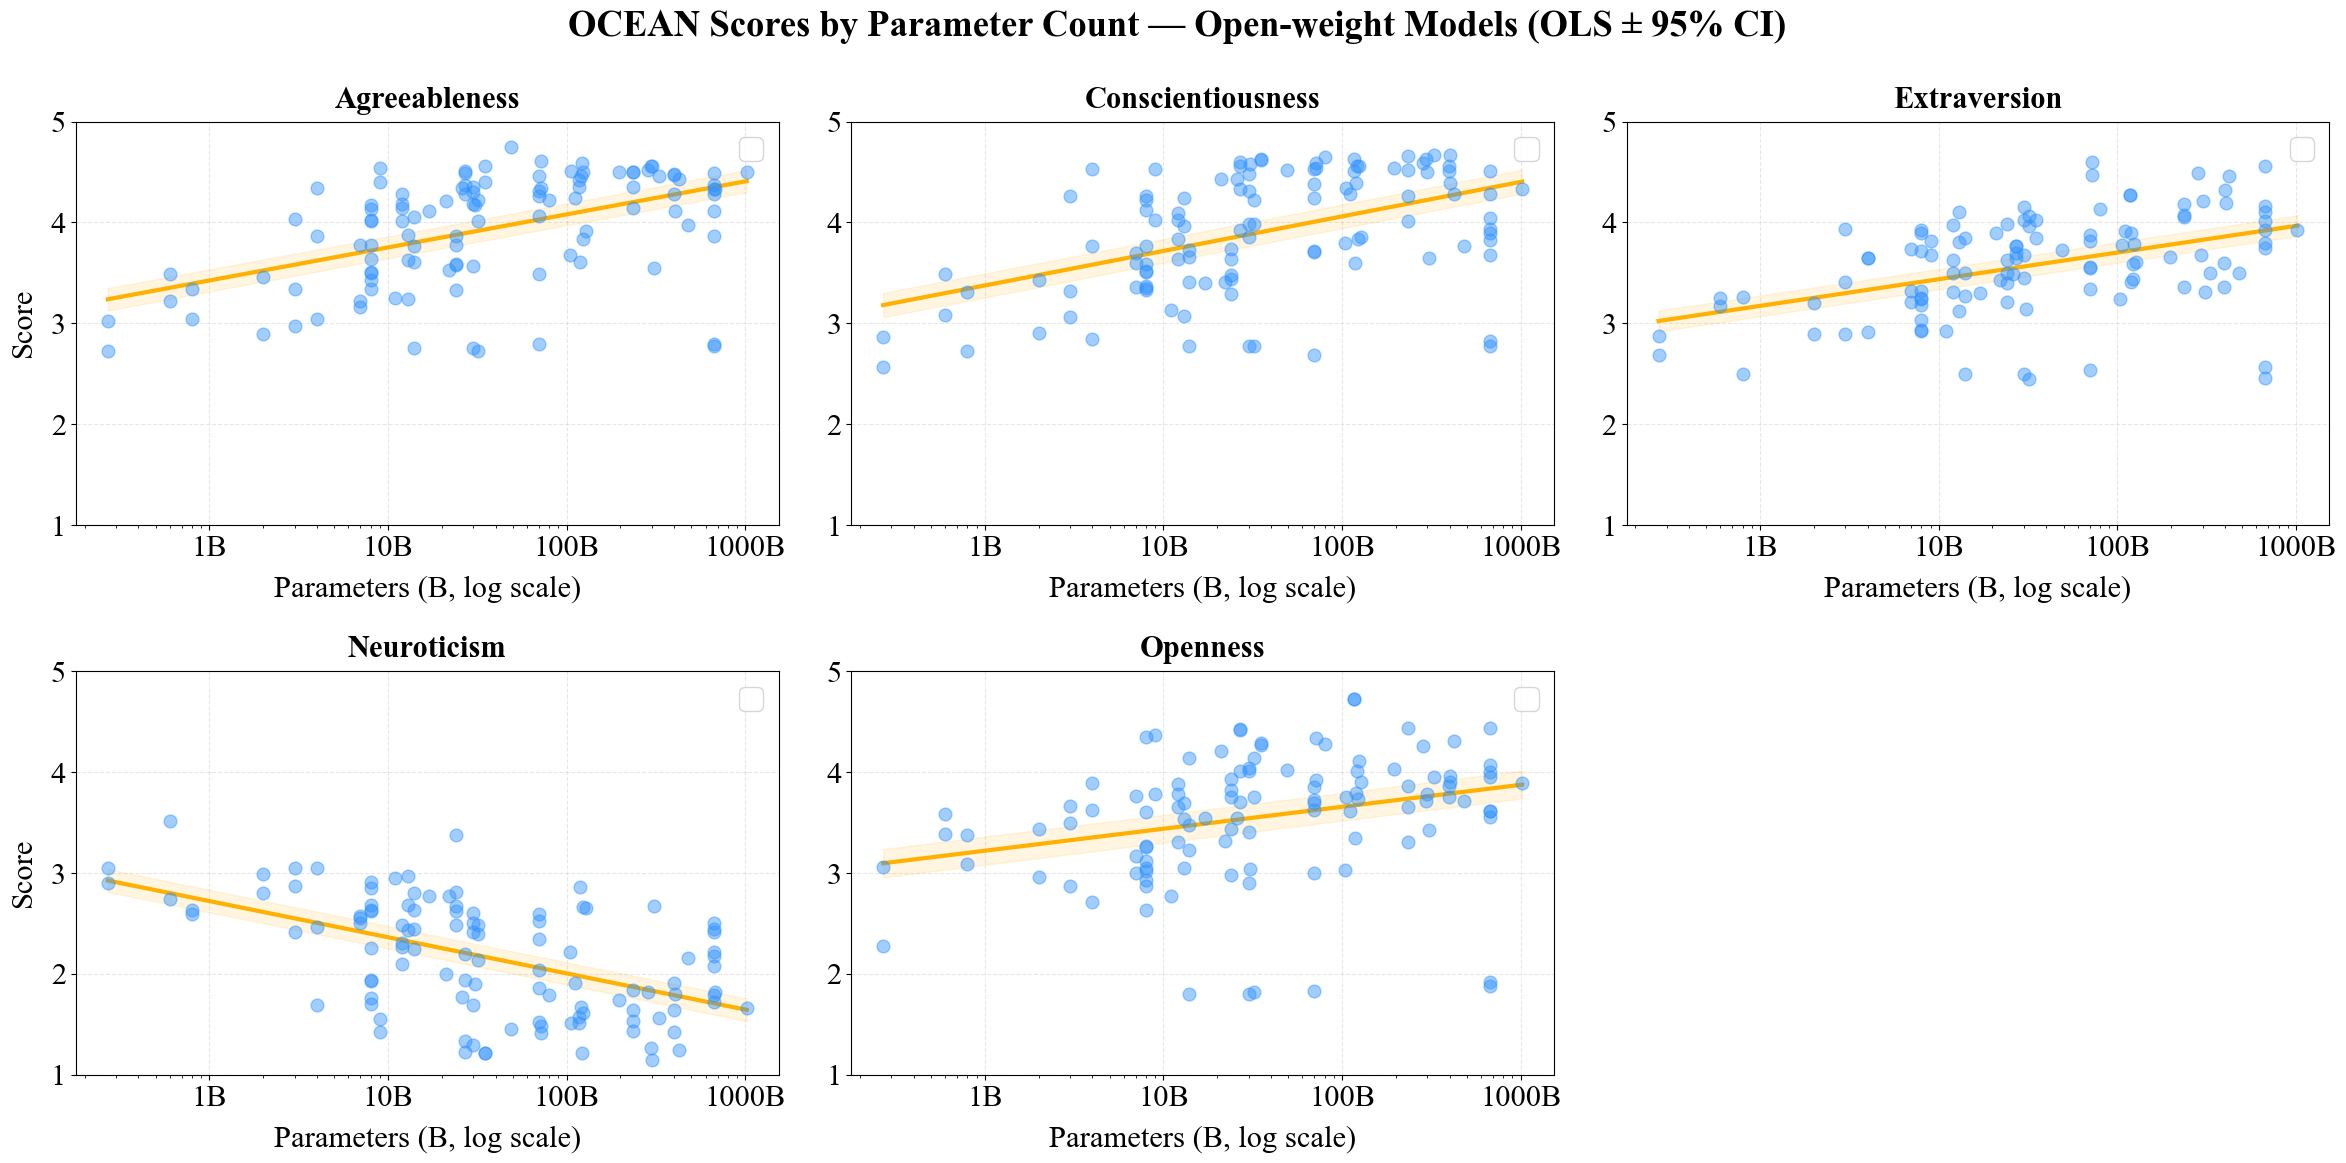
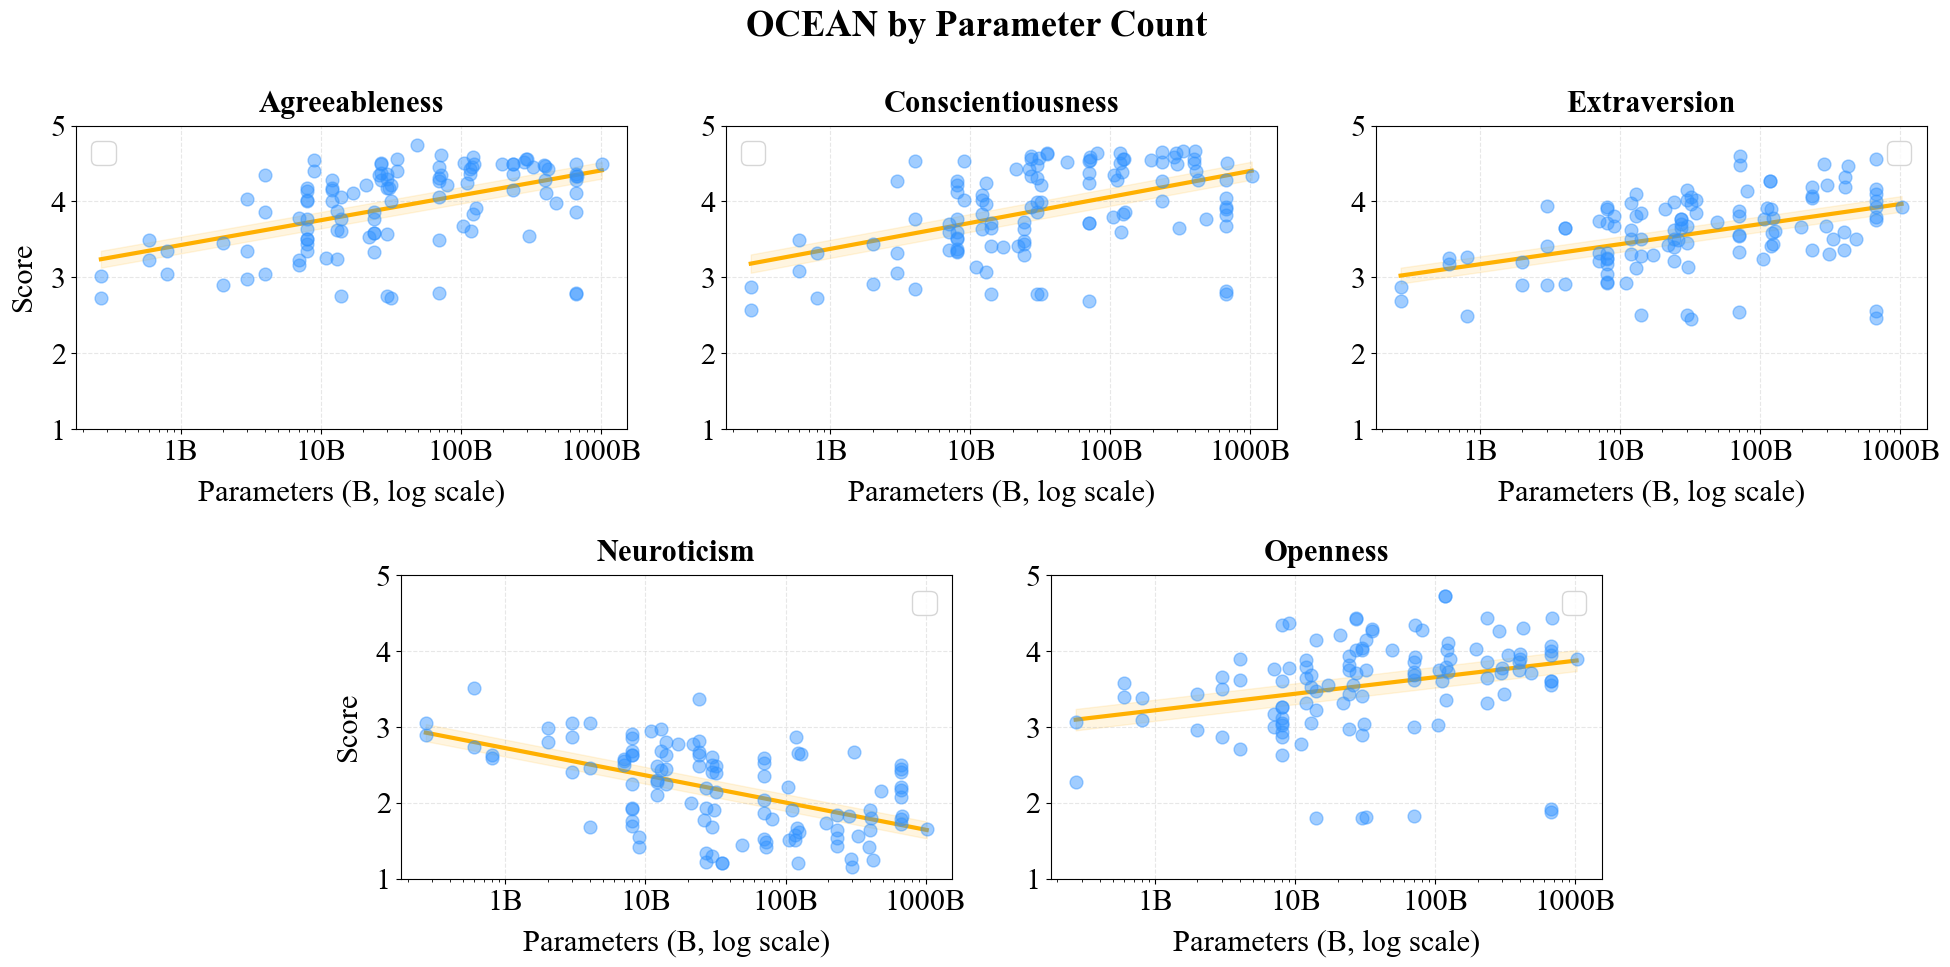
The change to this notebook cell's code, shown as a diff; its figure went from the first image to the second:
--- before
+++ after
@@ -5,7 +5,8 @@
     palette=BINARY_PAL_BLUE_ORANGE,
     cols=OCEAN_COLS,
-    title="OCEAN Scores by Parameter Count — Open-weight Models (OLS ± 95% CI)",
+    title="OCEAN by Parameter Count",
     save_path="../../doc/figs/fig_size_regression.pdf",
-    test = False
+    test = False,
+    figsize=(4 * len(OCEAN_COLS), 10),
 )
 plt.show()

Commit: improve plotting for paper